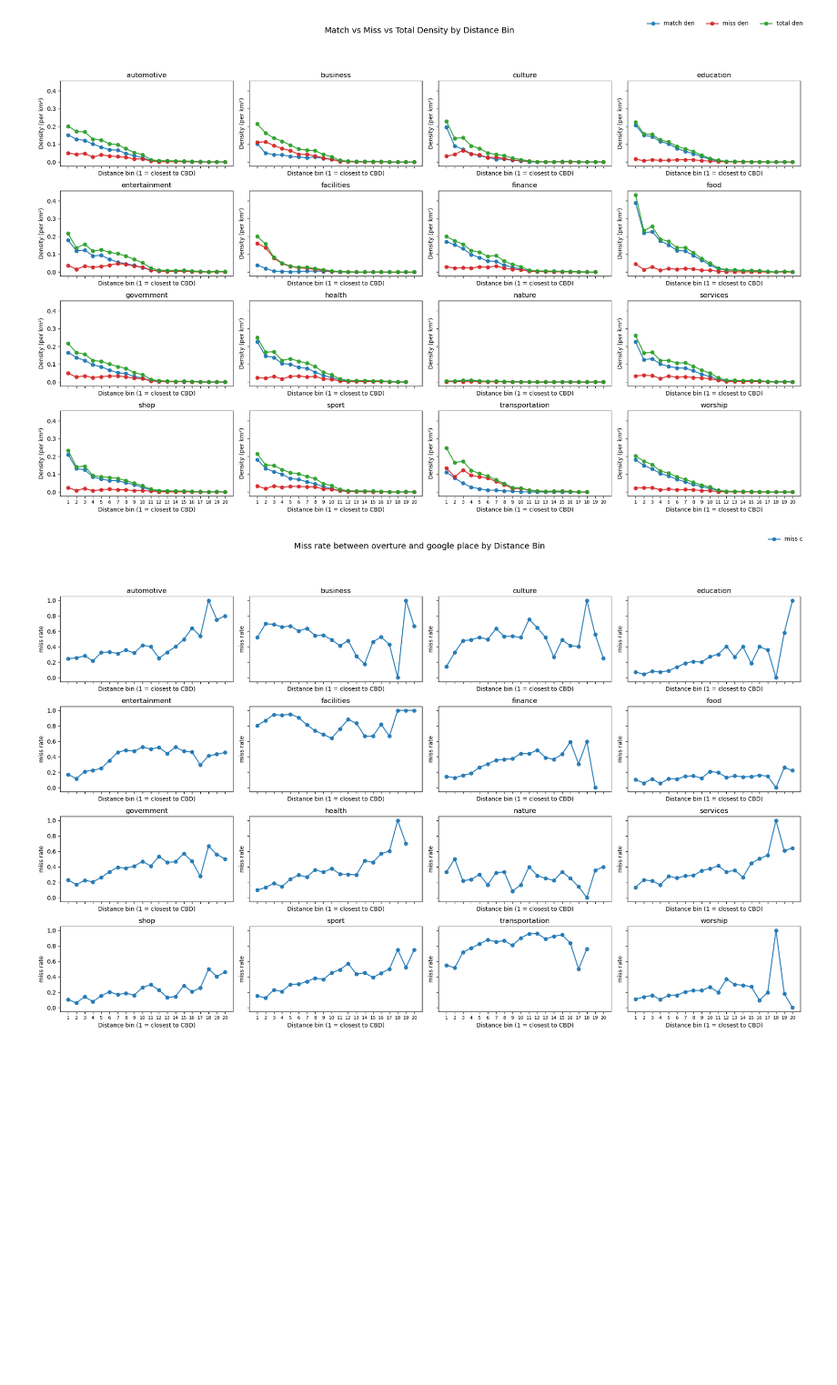
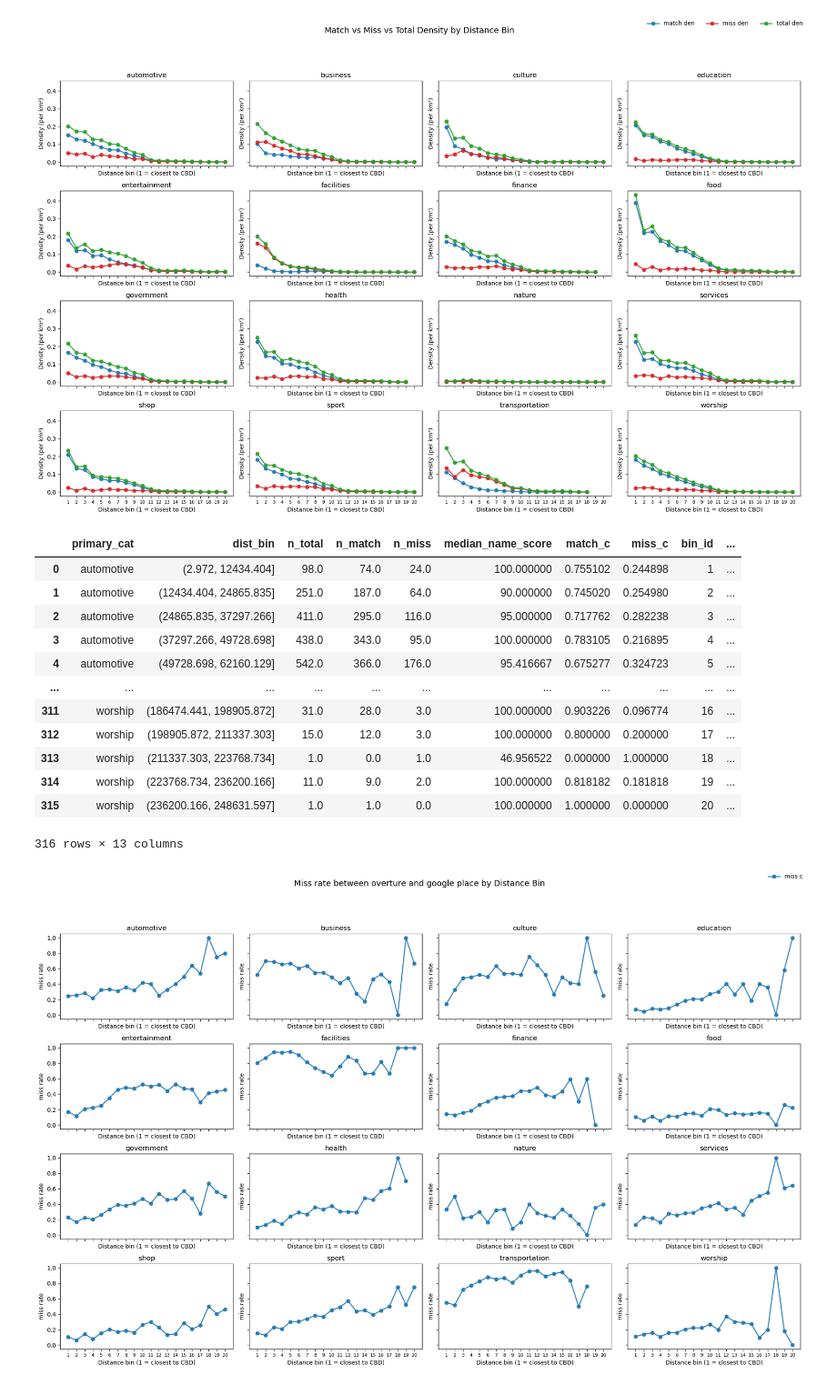
Before and after one commit to HOUPU1993/POI-study, a Jupyter notebook: some_findings.ipynb, the cells around one changed output. Shown at 91% size. Saved outputs shown, nothing was run; the diff lists cells and outputs as text; code cells hidden in the pictures; blank space fills up the shorter version.

```diff
--- a/some_findings.ipynb
+++ b/some_findings.ipynb
@@ -507,6 +461,22 @@ plot_density_compare_by_dist(
 )
 # %% [output]
 [figure]
+# %%
+df_all_bins
+# %% [output]
+|  | primary_cat | dist_bin | n_total | n_match | n_miss | median_name_score | match_c | miss_c | bin_id | ... |
+| 0 | automotive | (2.972, 12434.404] | 98.0 | 74.0 | 24.0 | 100.000000 | 0.755102 | 0.244898 | 1 | ... |
+| 1 | automotive | (12434.404, 24865.835] | 251.0 | 187.0 | 64.0 | 90.000000 | 0.745020 | 0.254980 | 2 | ... |
+| 2 | automotive | (24865.835, 37297.266] | 411.0 | 295.0 | 116.0 | 95.000000 | 0.717762 | 0.282238 | 3 | ... |
+| 3 | automotive | (37297.266, 49728.698] | 438.0 | 343.0 | 95.0 | 100.000000 | 0.783105 | 0.216895 | 4 | ... |
+| 4 | automotive | (49728.698, 62160.129] | 542.0 | 366.0 | 176.0 | 95.416667 | 0.675277 | 0.324723 | 5 | ... |
+| ... | ... | ... | ... | ... | ... | ... | ... | ... | ... | ... |
+| 311 | worship | (186474.441, 198905.872] | 31.0 | 28.0 | 3.0 | 100.000000 | 0.903226 | 0.096774 | 16 | ... |
+| 312 | worship | (198905.872, 211337.303] | 15.0 | 12.0 | 3.0 | 100.000000 | 0.800000 | 0.200000 | 17 | ... |
+| 313 | worship | (211337.303, 223768.734] | 1.0 | 0.0 | 1.0 | 46.956522 | 0.000000 | 1.000000 | 18 | ... |
+| 314 | worship | (223768.734, 236200.166] | 11.0 | 9.0 | 2.0 | 100.000000 | 0.818182 | 0.181818 | 19 | ... |
+| 315 | worship | (236200.166, 248631.597] | 1.0 | 1.0 | 0.0 | 100.000000 | 1.000000 | 0.000000 | 20 | ... |
+316 rows × 13 columns
 # %%
 plot_density_compare_by_dist(
     df_all_bins,
```
Also changed, not shown: parts of 41 cells of this notebook, 2 other files.
